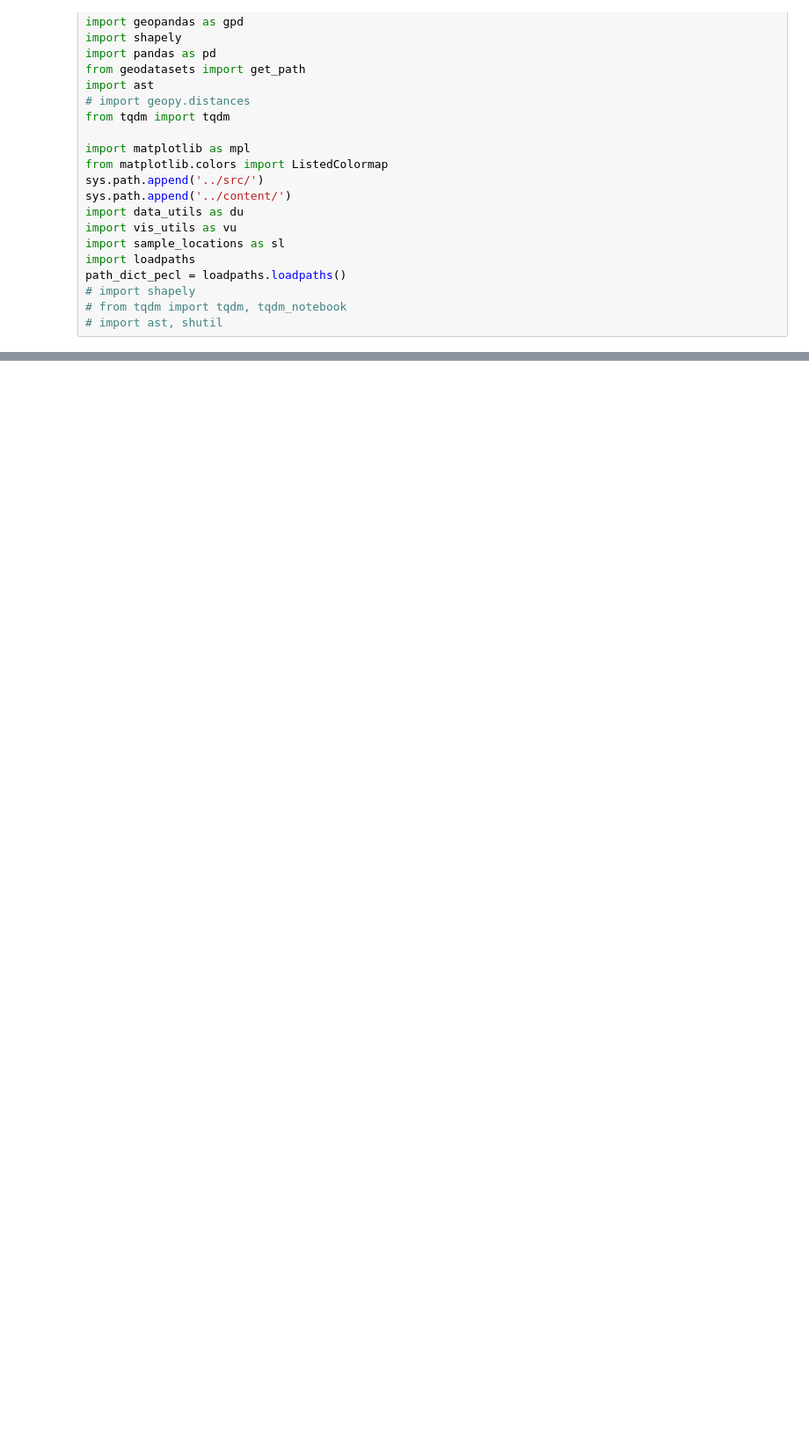
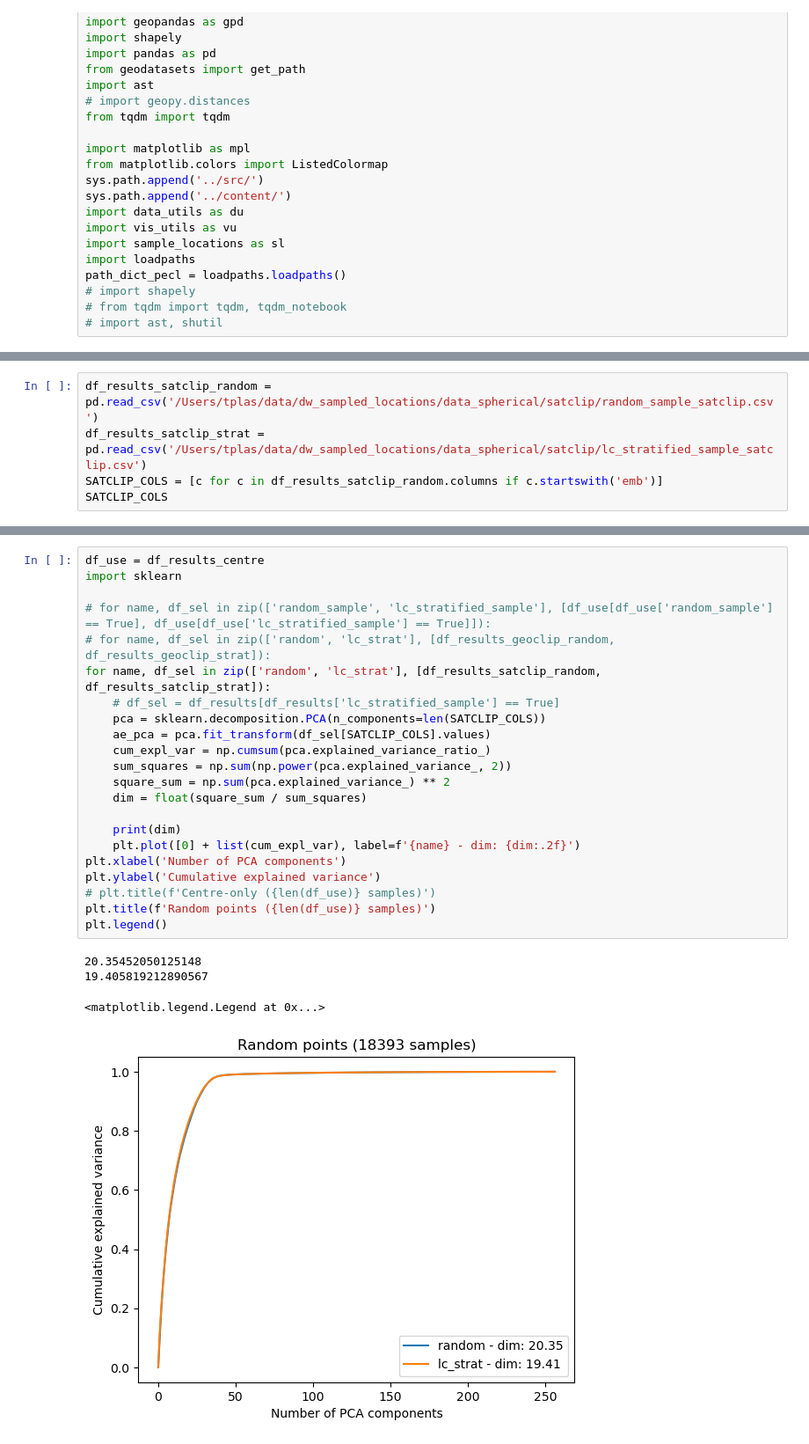
Before and after one commit to WUR-AI/interpret_earth_embeddings, a Jupyter notebook: notebooks/Extract random points from image.ipynb, the cells around one changed output, grey strips where cells are left out. Shown at 88% size. Cells and saved outputs as stored; diff of their text form; blank space fills up the shorter version.

```diff
--- a/notebooks/Extract random points from image.ipynb
+++ b/notebooks/Extract random points from image.ipynb
@@ -53,0 +126,5 @@ print(gdf_points[gdf_points.id == id][['lat', 'lon']])
+# %%
+df_results_satclip_random = pd.read_csv('/Users/tplas/data/dw_sampled_locations/data_spherical/satclip/random_sample_satclip.csv')
+df_results_satclip_strat = pd.read_csv('/Users/tplas/data/dw_sampled_locations/data_spherical/satclip/lc_stratified_sample_satclip.csv')
+SATCLIP_COLS = [c for c in df_results_satclip_random.columns if c.startswith('emb')]
+SATCLIP_COLS
@@ -53,0 +149,27 @@ print(gdf_points[gdf_points.id == id][['lat', 'lon']])
+# %%
+df_use = df_results_centre
+import sklearn
+
+# for name, df_sel in zip(['random_sample', 'lc_stratified_sample'], [df_use[df_use['random_sample'] == True], df_use[df_use['lc_stratified_sample'] == True]]):
+# for name, df_sel in zip(['random', 'lc_strat'], [df_results_geoclip_random, df_results_geoclip_strat]):
+for name, df_sel in zip(['random', 'lc_strat'], [df_results_satclip_random, df_results_satclip_strat]):
+    # df_sel = df_results[df_results['lc_stratified_sample'] == True]
+    pca = sklearn.decomposition.PCA(n_components=len(SATCLIP_COLS))
+    ae_pca = pca.fit_transform(df_sel[SATCLIP_COLS].values)
+    cum_expl_var = np.cumsum(pca.explained_variance_ratio_)
+    sum_squares = np.sum(np.power(pca.explained_variance_, 2))
+    square_sum = np.sum(pca.explained_variance_) ** 2
+    dim = float(square_sum / sum_squares)
+
+    print(dim)
+    plt.plot([0] + list(cum_expl_var), label=f'{name} - dim: {dim:.2f}')
+plt.xlabel('Number of PCA components')
+plt.ylabel('Cumulative explained variance')
+# plt.title(f'Centre-only ({len(df_use)} samples)')
+plt.title(f'Random points ({len(df_use)} samples)')
+plt.legend()
+# %% [output]
+20.35452050125148
+19.405819212890567
+<matplotlib.legend.Legend at 0x...>
+[figure, added]
```
Also changed, not shown: parts of 11 cells of this notebook, 2 other files.
